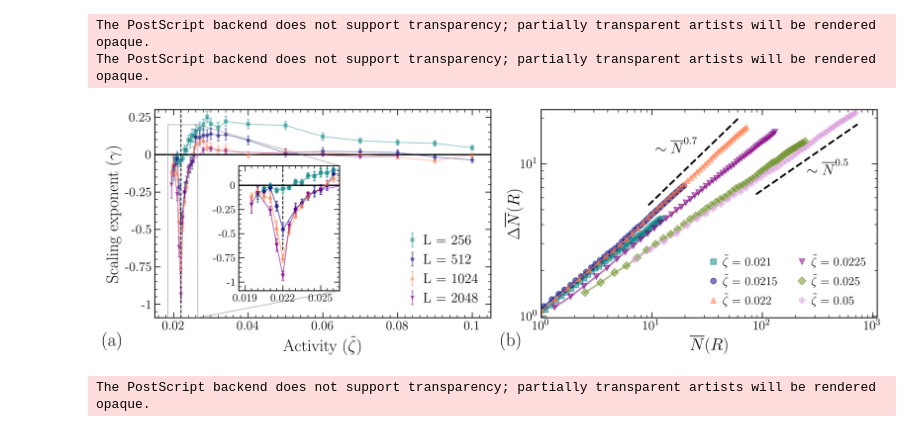
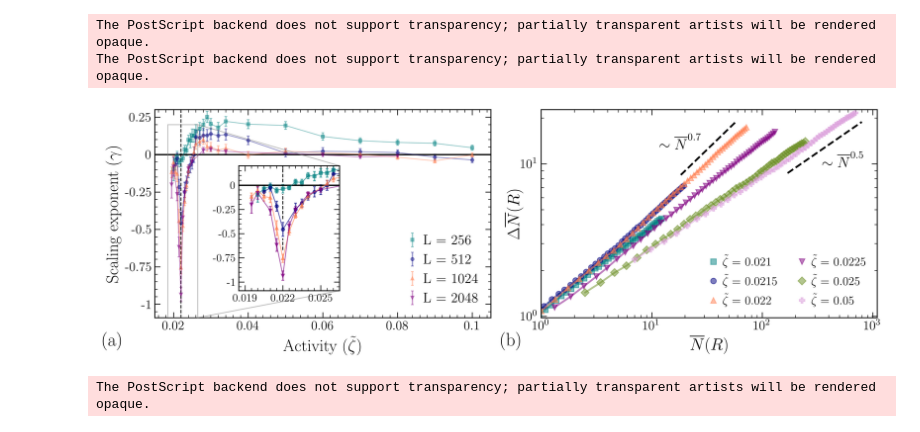
Before and after one commit to simonguld/Thesis, a Jupyter notebook: NematicAnalysis/plot_alpha_gnf.ipynb, the cells around one changed output. Saved outputs shown, nothing was run; the diff lists cells and outputs as text; code cells hidden in the pictures.

Commit message:
finalize SI figures

```diff
--- a/NematicAnalysis/plot_alpha_gnf.ipynb
+++ b/NematicAnalysis/plot_alpha_gnf.ipynb
@@ -137,8 +137,8 @@ for i, act in enumerate(acts_to_plot):
 idx22 = act_list.index(0.022)
 idx40 = act_list.index(0.08)
 scaling22 = (1+0.8/2)/2
-window_idx_bounds = [14,-4]
-window_idx_bounds40 = [10,40]
+window_idx_bounds = [22,-6]
+window_idx_bounds40 = [16,-8]
 
 
 #ax.plot(av_counts_av[:,idx,0], 0.8*av_counts_av[:,idx,0]**0.69, label=r'$\sim x^{0.7}$', color='black', lw=1.5, linestyle='--')
@@ -149,8 +149,8 @@ x22, y22 = produce_scaling(av_counts_av[:, idx22, 0], scaling22, 1.2* np.sqrt(va
 x40, y40 = produce_scaling(av_counts_av[:, idx40, 0], .5, 0.72 * np.sqrt(var_counts_av[window_idx_bounds40[0],idx40,0]), window_idx_bounds40,)
 axx.plot(x22, y22, color='black', linestyle='--')
 axx.plot(x40, y40,  color='black', linestyle='--')
-axx.text(255,8.5, r'$\sim \overline{N}^{0.5}$', fontsize=16)
-axx.text(10.9,11.8, r'$\sim \overline{N}^{0.7}$', fontsize=16)
+axx.text(350,9.5, r'$\sim \overline{N}^{0.5}$', fontsize=16)
+axx.text(11.8,12.5, r'$\sim \overline{N}^{0.7}$', fontsize=16)
 
 axx.set_xlabel(r'$\overline{N}(R)$')
 axx.set_ylabel(r'$\sqrt{\overline{N^2}(R) - \overline{N}(R)^2}$', labelpad=-3)
@@ -178,34 +178,34 @@ for n, AXX in enumerate(ax0):
 #            size=20, weight='normal')
 #import matplotlib as mpl
 #mpl.use('pgf')
 
 ax1.vlines(peak1, -2, 1, color = 'k', lw = 1., linestyle = '--', alpha = 1)
 axin1.vlines(peak1, 0.03, 1, color = 'k', lw = 1, linestyle = '--', alpha = 1)
 axin1.vlines(peak1, -0.35, -.09, color = 'k', lw = 1, linestyle = '--', alpha = 1)
 axin1.vlines(peak1, -0.67, -.55, color = 'k', lw = 1, linestyle = '--', alpha = 1)
 #mpl.rcParams.update({
  #   "pgf.texsystem": "pdflatex",})  # Use pdflatex
    # "text.usetex": True,          # Enable LaTeX rendering
 #
 
 fig.tight_layout()
 #fig.dpi=420
 save_path = "C:\\Users\\Simon Andersen\\Documents\\Uni\\Speciale\\Figures\\article\\alpha_gnf_v4.jpeg"
 save_path_eps = "C:\\Users\\Simon Andersen\\Documents\\Uni\\Speciale\\Figures\\article\\fig3.eps"
 
 save_path0 = 'C:\\Users\\Simon Andersen\\OneDrive - University of Copenhagen\\PhD\\Active Nematic Defect Transition\\figs'
 if not os.path.exists(save_path0):
     os.makedirs(save_path0)
 if 1:
     fig.savefig(os.path.join(save_path0, f"figure3.jpeg"), dpi=620)#dpi=420)
     fig.savefig(os.path.join(save_path0, f"figure3.eps"))#dpi=420)
     fig.savefig(save_path, dpi=620,)
     fig.savefig(save_path_eps)
 #plt.show()
 # %% [output]
 The PostScript backend does not support transparency; partially transparent artists will be rendered opaque.
 The PostScript backend does not support transparency; partially transparent artists will be rendered opaque.
-[figure, old version]
+[figure, new version]
 # %%
 L = 2048
 output_path = f'data\\na{LL}'
```
Also changed, not shown: 1 other file.
